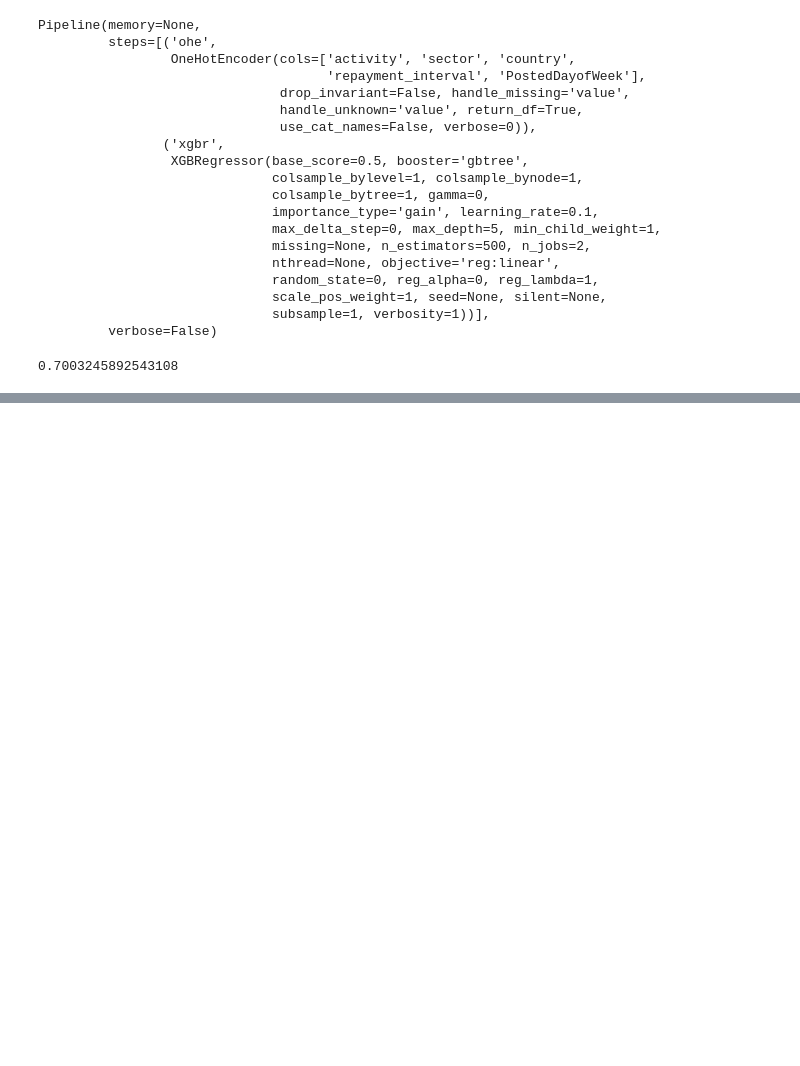
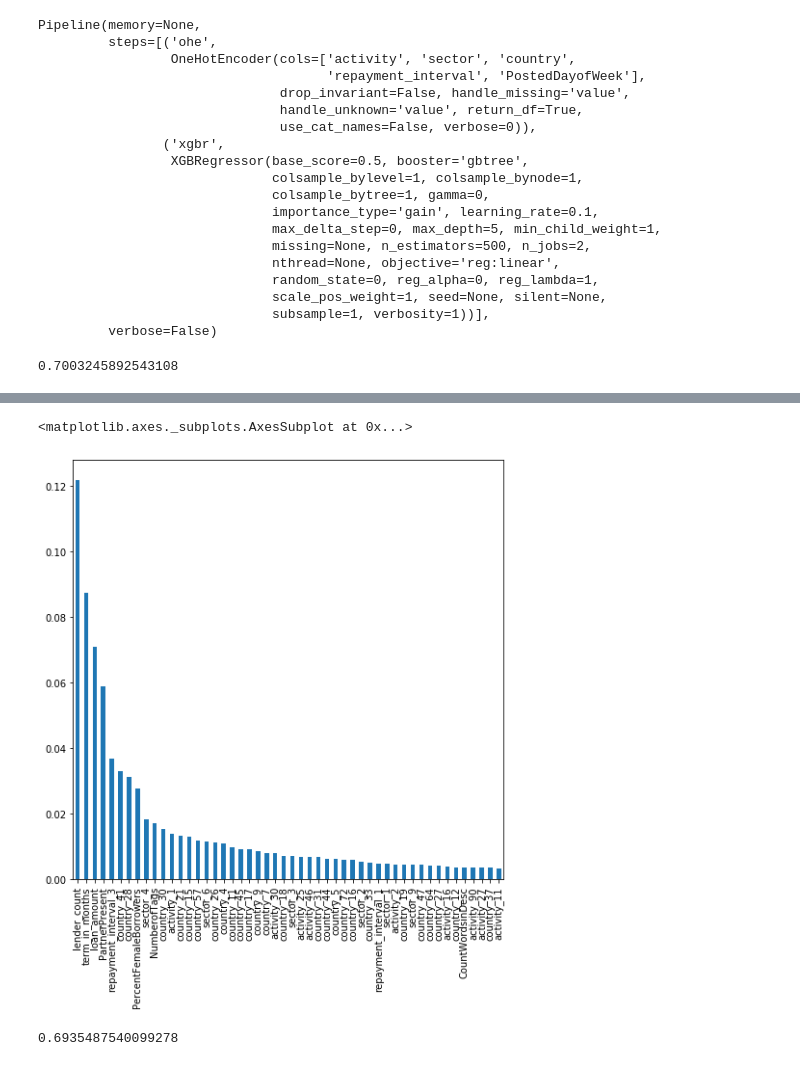
Before and after one commit to Alec-Schneider/KivaLoans, a Jupyter notebook: train_pctfundBoost.ipynb, the cells around one changed output, grey strips where cells are left out. Cells and saved outputs as stored; diff of their text form; code cells hidden in the pictures; blank space fills up the shorter version.

```diff
--- a/train_pctfundBoost.ipynb
+++ b/train_pctfundBoost.ipynb
@@ -127,0 +150,12 @@ fit_params = {
+# %%
+feat_imps = pd.Series(xgb_pipe2.steps[-1][1].feature_importances_, index=xgb_pipe2.steps[0][1].get_feature_names()).sort_values(ascending=False)
+# %%
+plt.figure(figsize=(8,8))
+feat_imps[:50].plot(kind='bar')
+# %% [output]
+<matplotlib.axes._subplots.AxesSubplot at 0x...>
+[figure, added]
+# %%
+xgb_pipe2[-1].score(X_test.values, y_test.values)
+# %% [output]
+0.6935487540099278
```
Also changed, not shown: parts of 32 cells of this notebook, 6 other files.
